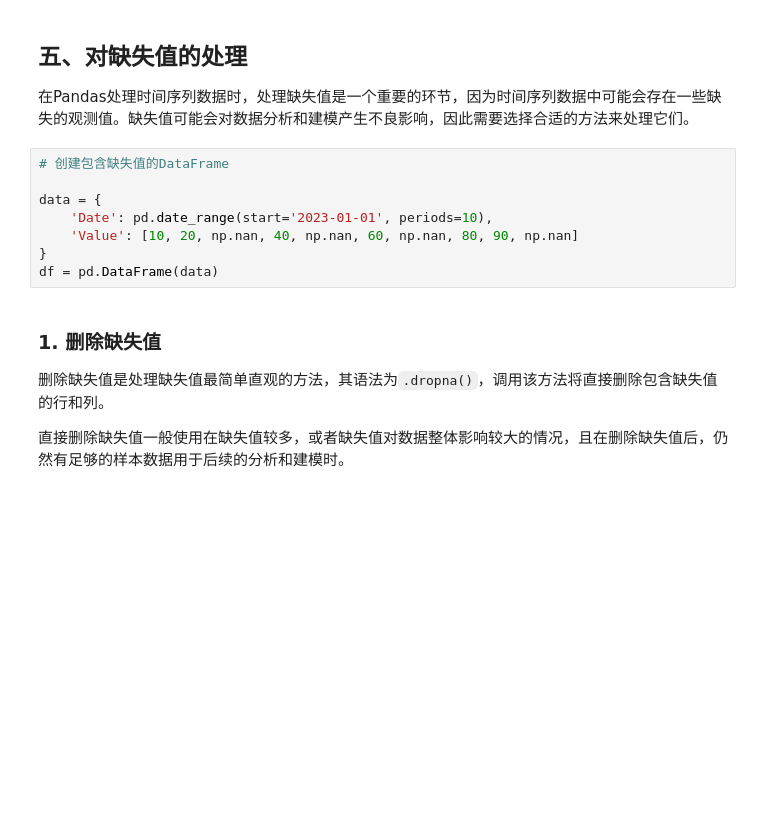
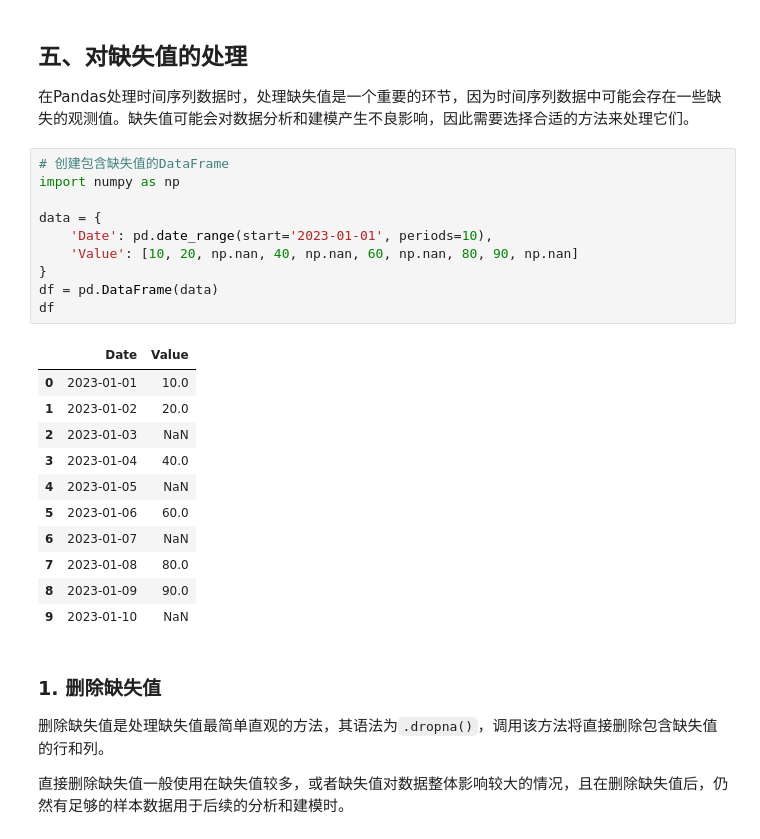
Before and after one commit to jackkkchen/python-book, a Jupyter notebook: 时间序列数据.ipynb, the cells around one changed output. Drawn from its saved outputs; the diff is of its cells as text; blank space fills up the shorter version.

```diff
--- a/时间序列数据.ipynb
+++ b/时间序列数据.ipynb
@@ -443,12 +506,26 @@ print(converted_data)
 在Pandas处理时间序列数据时，处理缺失值是一个重要的环节，因为时间序列数据中可能会存在一些缺失的观测值。缺失值可能会对数据分析和建模产生不良影响，因此需要选择合适的方法来处理它们。
 # %%
 # 创建包含缺失值的DataFrame
+import numpy as np
 
 data = {
     'Date': pd.date_range(start='2023-01-01', periods=10),
     'Value': [10, 20, np.nan, 40, np.nan, 60, np.nan, 80, 90, np.nan]
 }
 df = pd.DataFrame(data)
+df
+# %% [output]
+|  | Date | Value |
+| 0 | 2023-01-01 | 10.0 |
+| 1 | 2023-01-02 | 20.0 |
+| 2 | 2023-01-03 | NaN |
+| 3 | 2023-01-04 | 40.0 |
+| 4 | 2023-01-05 | NaN |
+| 5 | 2023-01-06 | 60.0 |
+| 6 | 2023-01-07 | NaN |
+| 7 | 2023-01-08 | 80.0 |
+| 8 | 2023-01-09 | 90.0 |
+| 9 | 2023-01-10 | NaN |
 # %% [markdown]
 ### 1. 删除缺失值
 
```
Also changed, not shown: parts of 20 cells of this notebook, 1 other file.
